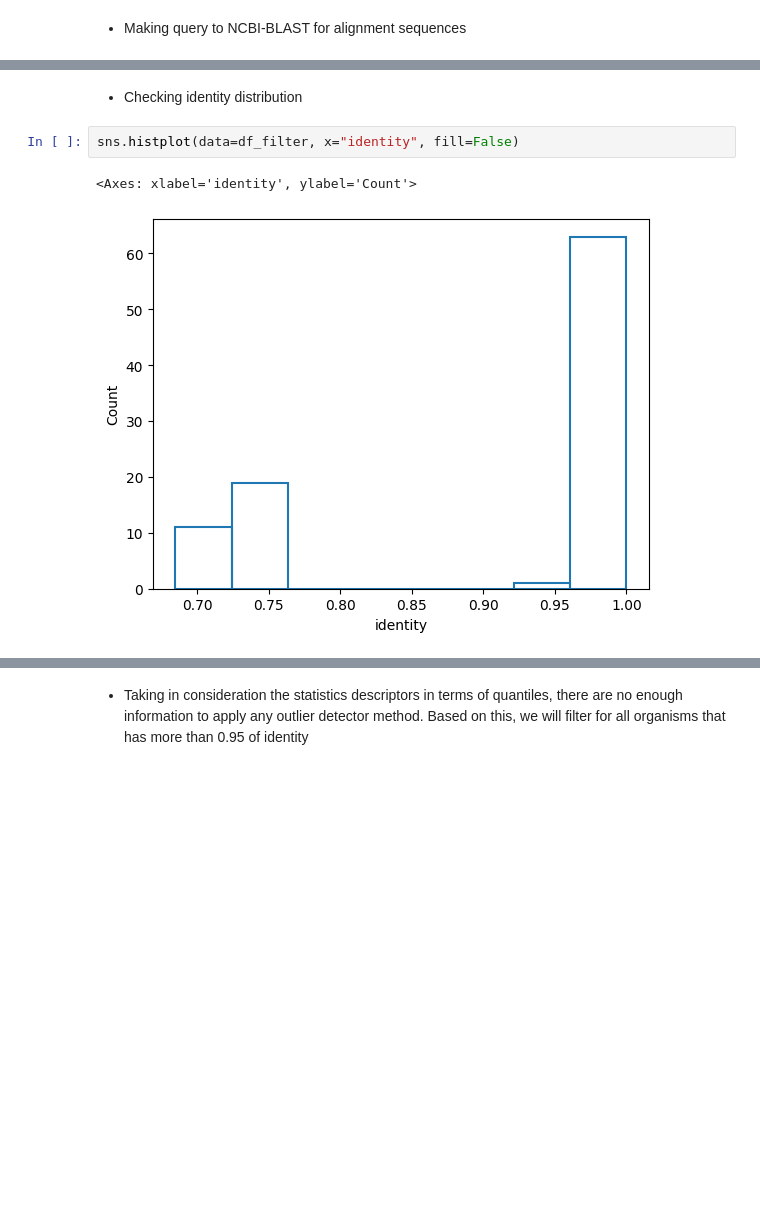
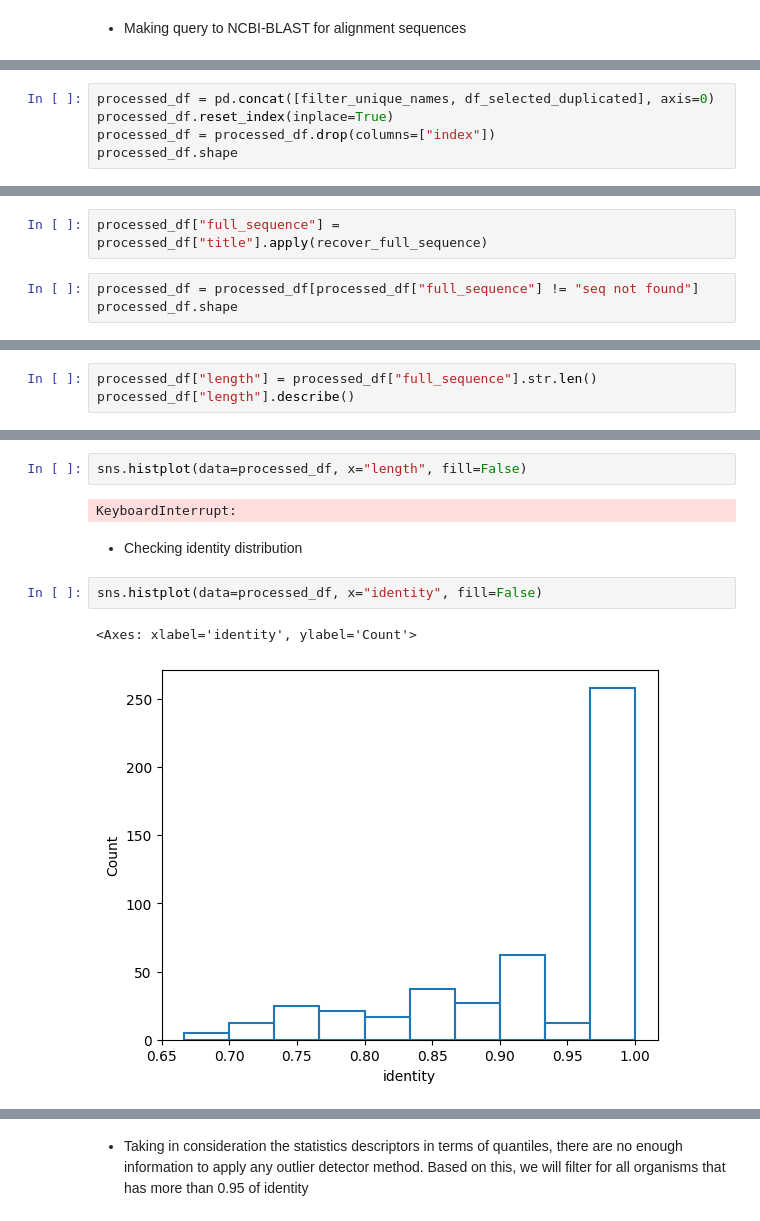
Before and after one commit to dMedinaO/PI5P4K_analysis, a Jupyter notebook: notebook_analysis/developing_phylogenetic_tree.ipynb, the cells around one changed output, grey strips where cells are left out. Cells and saved outputs as stored; diff of their text form; blank space fills up the shorter version.

```diff
--- a/notebook_analysis/developing_phylogenetic_tree.ipynb
+++ b/notebook_analysis/developing_phylogenetic_tree.ipynb
@@ -143,0 +227,5 @@ df_filter.shape
+# %%
+processed_df = pd.concat([filter_unique_names, df_selected_duplicated], axis=0)
+processed_df.reset_index(inplace=True)
+processed_df = processed_df.drop(columns=["index"])
+processed_df.shape
@@ -143,0 +251,5 @@ df_filter.shape
+# %%
+processed_df["full_sequence"] = processed_df["title"].apply(recover_full_sequence)
+# %%
+processed_df = processed_df[processed_df["full_sequence"] != "seq not found"]
+processed_df.shape
@@ -143,0 +269,3 @@ df_filter.shape
+# %%
+processed_df["length"] = processed_df["full_sequence"].str.len()
+processed_df["length"].describe()
@@ -144,7 +282,11 @@ df_filter.shape
+# %%
+sns.histplot(data=processed_df, x="length", fill=False)
+# %% [output]
+KeyboardInterrupt:
 # %% [markdown]
 - Checking identity distribution
 # %%
-sns.histplot(data=df_filter, x="identity", fill=False)
+sns.histplot(data=processed_df, x="identity", fill=False)
 # %% [output]
 <Axes: xlabel='identity', ylabel='Count'>
-[figure, old version]
+[figure, new version]
```
Also changed, not shown: parts of 38 cells of this notebook, 4 other files.
